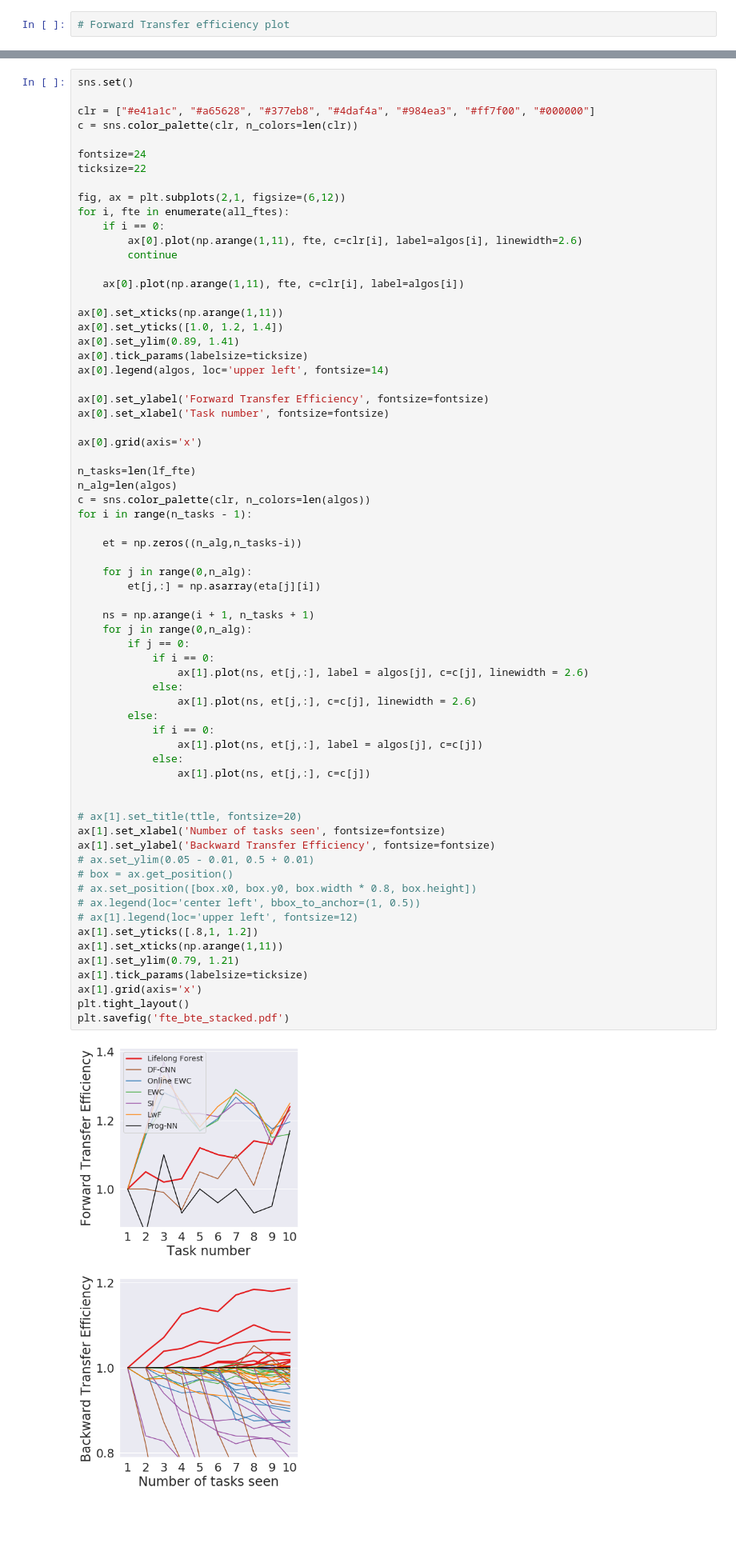
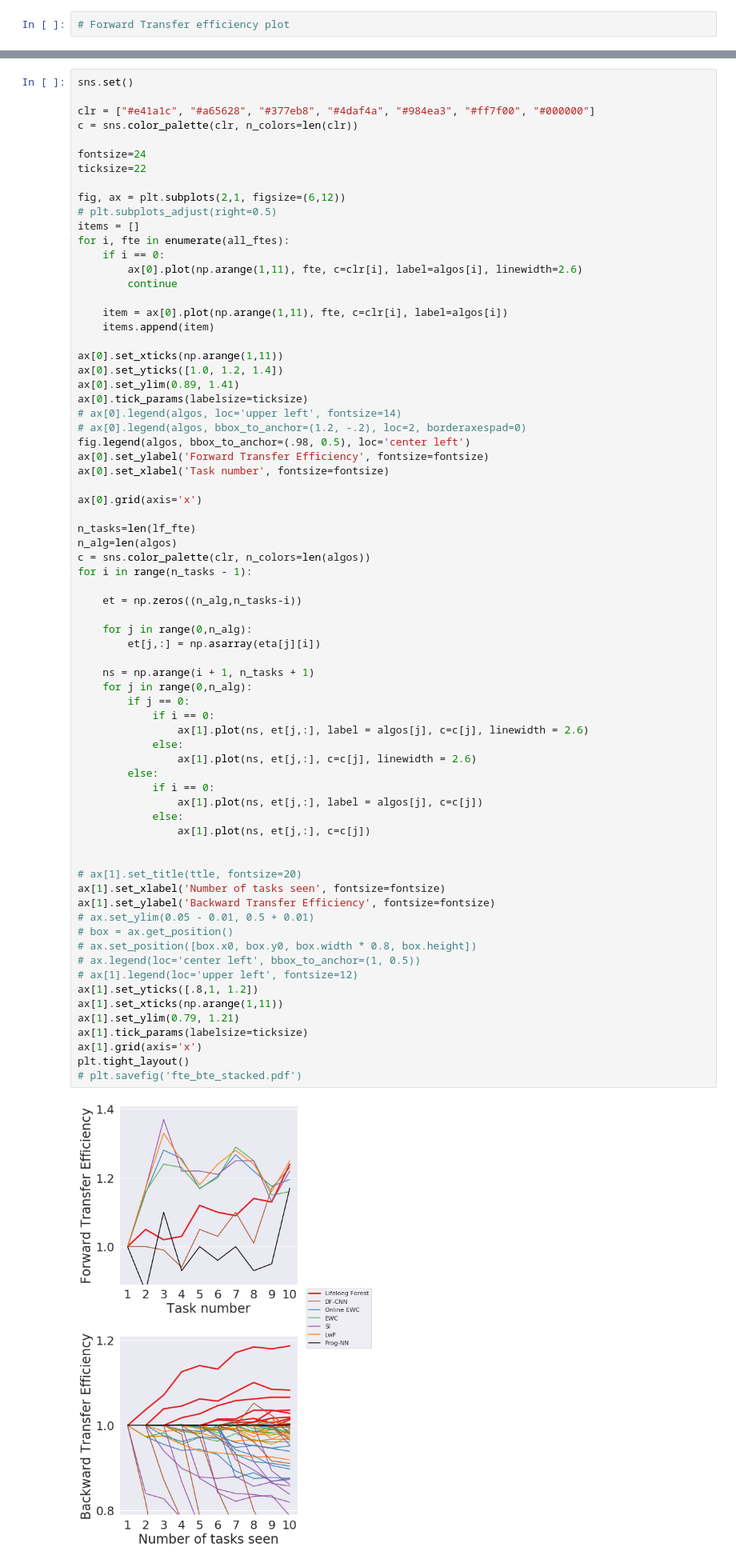
Before and after one commit to neurodata/lifelong-learning, a Jupyter notebook: cef/paper-figs-generator-local.ipynb, the cells around one changed output, grey strips where cells are left out. Shown at 80% size. Cells and saved outputs as stored; diff of their text form; blank space fills up the shorter version.

```diff
--- a/cef/paper-figs-generator-local.ipynb
+++ b/cef/paper-figs-generator-local.ipynb
@@ -1588,19 +1588,23 @@ fontsize=24
 ticksize=22
 
 fig, ax = plt.subplots(2,1, figsize=(6,12))
+# plt.subplots_adjust(right=0.5)
+items = []
 for i, fte in enumerate(all_ftes):
     if i == 0:
         ax[0].plot(np.arange(1,11), fte, c=clr[i], label=algos[i], linewidth=2.6)
         continue
 
-    ax[0].plot(np.arange(1,11), fte, c=clr[i], label=algos[i])
+    item = ax[0].plot(np.arange(1,11), fte, c=clr[i], label=algos[i])
+    items.append(item)
 
 ax[0].set_xticks(np.arange(1,11))
 ax[0].set_yticks([1.0, 1.2, 1.4])
 ax[0].set_ylim(0.89, 1.41)
 ax[0].tick_params(labelsize=ticksize)
-ax[0].legend(algos, loc='upper left', fontsize=14)
-
+# ax[0].legend(algos, loc='upper left', fontsize=14)
+# ax[0].legend(algos, bbox_to_anchor=(1.2, -.2), loc=2, borderaxespad=0)
+fig.legend(algos, bbox_to_anchor=(.98, 0.5), loc='center left')
 ax[0].set_ylabel('Forward Transfer Efficiency', fontsize=fontsize)
 ax[0].set_xlabel('Task number', fontsize=fontsize)
 
@@ -1618,35 +1622,35 @@ for i in range(n_tasks - 1):
 
     ns = np.arange(i + 1, n_tasks + 1)
     for j in range(0,n_alg):
         if j == 0:
             if i == 0:
                 ax[1].plot(ns, et[j,:], label = algos[j], c=c[j], linewidth = 2.6)
             else:
                 ax[1].plot(ns, et[j,:], c=c[j], linewidth = 2.6)
         else:
             if i == 0:
                 ax[1].plot(ns, et[j,:], label = algos[j], c=c[j])
             else:
                 ax[1].plot(ns, et[j,:], c=c[j])
 
 
 # ax[1].set_title(ttle, fontsize=20)
 ax[1].set_xlabel('Number of tasks seen', fontsize=fontsize)
 ax[1].set_ylabel('Backward Transfer Efficiency', fontsize=fontsize)
 # ax.set_ylim(0.05 - 0.01, 0.5 + 0.01)
 # box = ax.get_position()
 # ax.set_position([box.x0, box.y0, box.width * 0.8, box.height])
 # ax.legend(loc='center left', bbox_to_anchor=(1, 0.5))
 # ax[1].legend(loc='upper left', fontsize=12)
 ax[1].set_yticks([.8,1, 1.2])
 ax[1].set_xticks(np.arange(1,11))
 ax[1].set_ylim(0.79, 1.21)
 ax[1].tick_params(labelsize=ticksize)
 ax[1].grid(axis='x')
 plt.tight_layout()
-plt.savefig('fte_bte_stacked.pdf')
+# plt.savefig('fte_bte_stacked.pdf')
 # %% [output]
-[figure, old version]
+[figure, new version]
 # %%
 def rxor_sweep(nx, nz, d, angle_params=np.pi*np.arange(0.5, step=0.125), m=100, subsample=0.32, return_posteriors=False, tqdm_=True, acorn=None):
     if acorn is not None:
```
Also changed, not shown: parts of 1 cell of this notebook, 1 other file.
